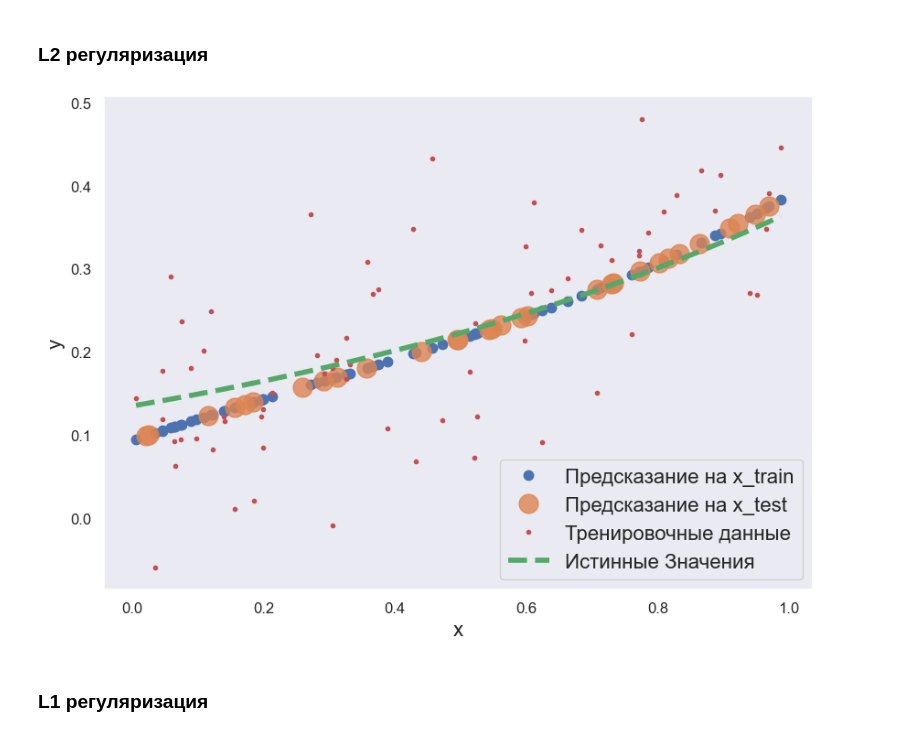
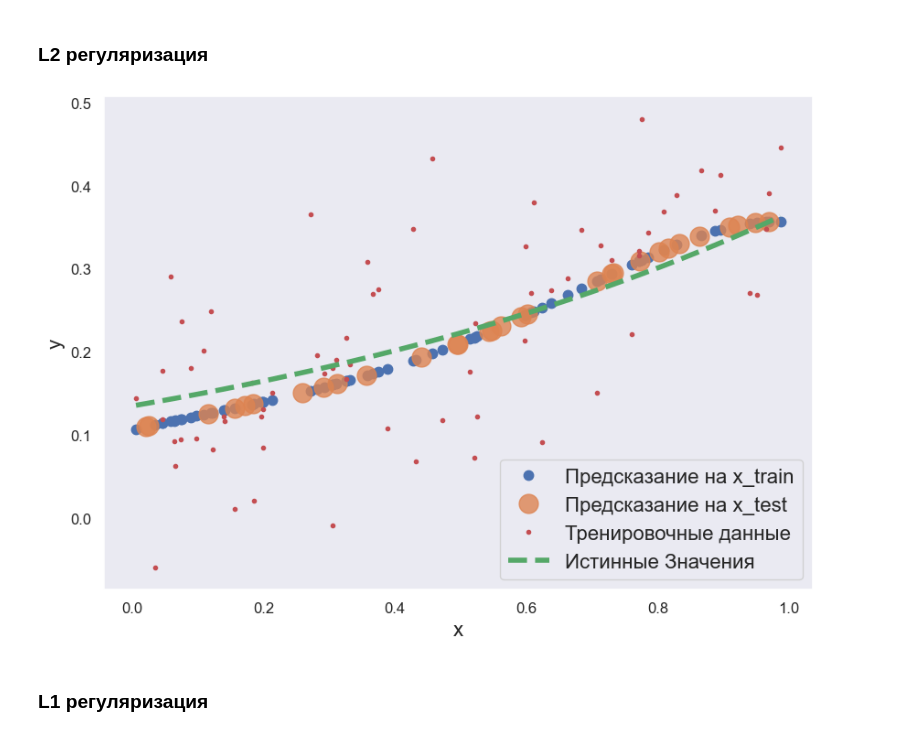
Before and after one commit to Losyash/mbml_hw, a Jupyter notebook: Math ML HW 2.ipynb, the cells around one changed output. Cells and saved outputs as stored; diff of their text form; code cells hidden in the pictures.

```diff
--- a/Math ML HW 2.ipynb
+++ b/Math ML HW 2.ipynb
@@ -681,20 +681,20 @@ plot_model_class(x4_lasso_train, y4_lasso_train, x4_lasso_test, x4_lasso, y4_tru
 # %%
 ridge_regression = RidgeRegression(
     learning_rate=0.25,
     epochs=300,
     batch_size=10,
     l2_penalty=0.001
 )
 
-x4_ridge = to_polynom(x4, order=3)
+x4_ridge = to_polynom(x4, order=8)
 x4_ridge_train, y4_ridge_train, x4_ridge_test, y4_ridge_test = train_test_split(x4_ridge, y4, test_size=0.3)
 
 ridge_regression.fit(x4_ridge_train, y4_ridge_train)
 
 fig = plt.figure(figsize=(10, 7))
 plot_model_class(x4_ridge_train, y4_ridge_train, x4_ridge_test, x4_ridge, y4_true, ridge_regression)
 # %% [output]
-[figure, old version]
+[figure, new version]
 # %% [markdown]
 ### L1 регуляризация
 # %%
```
Also changed, not shown: parts of 8 cells of this notebook, 2 other files.
